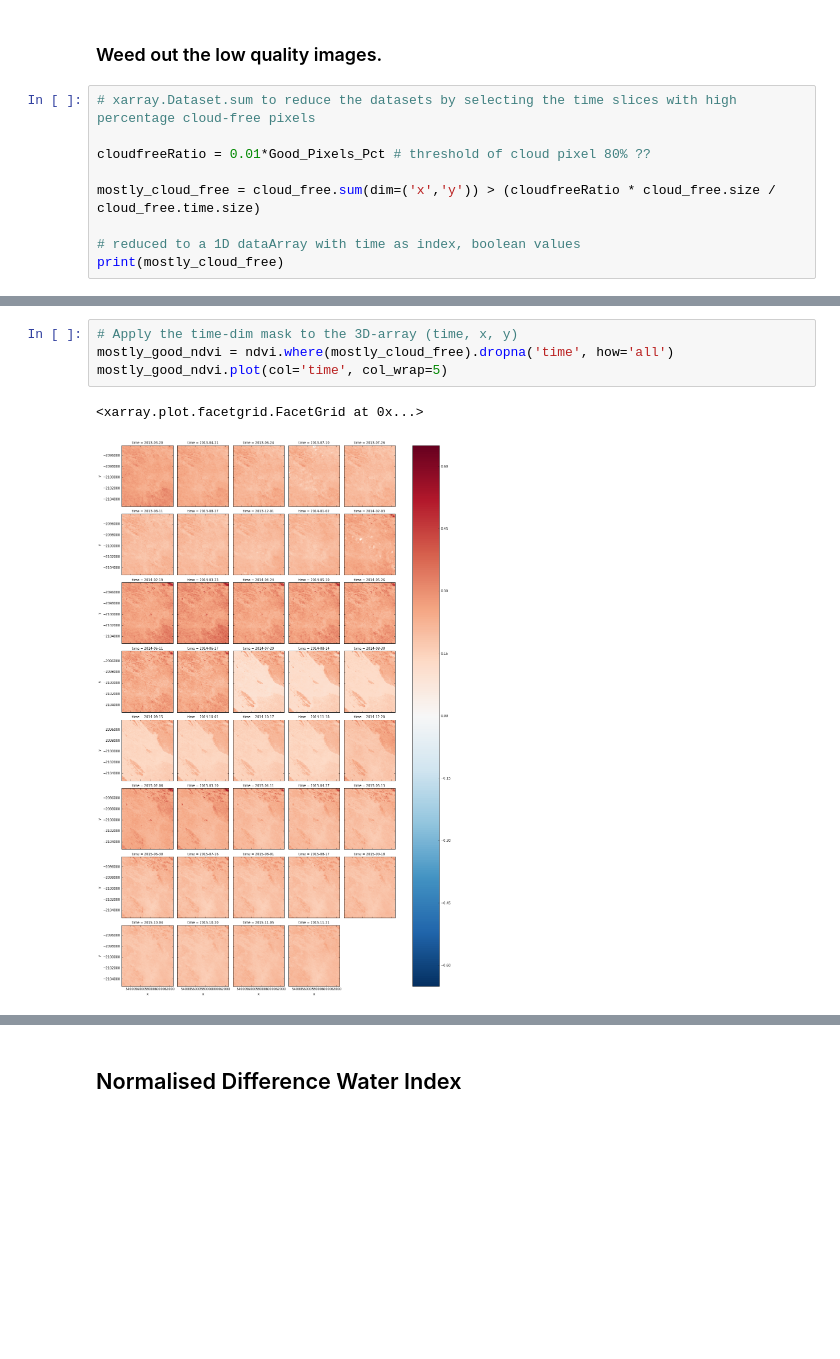
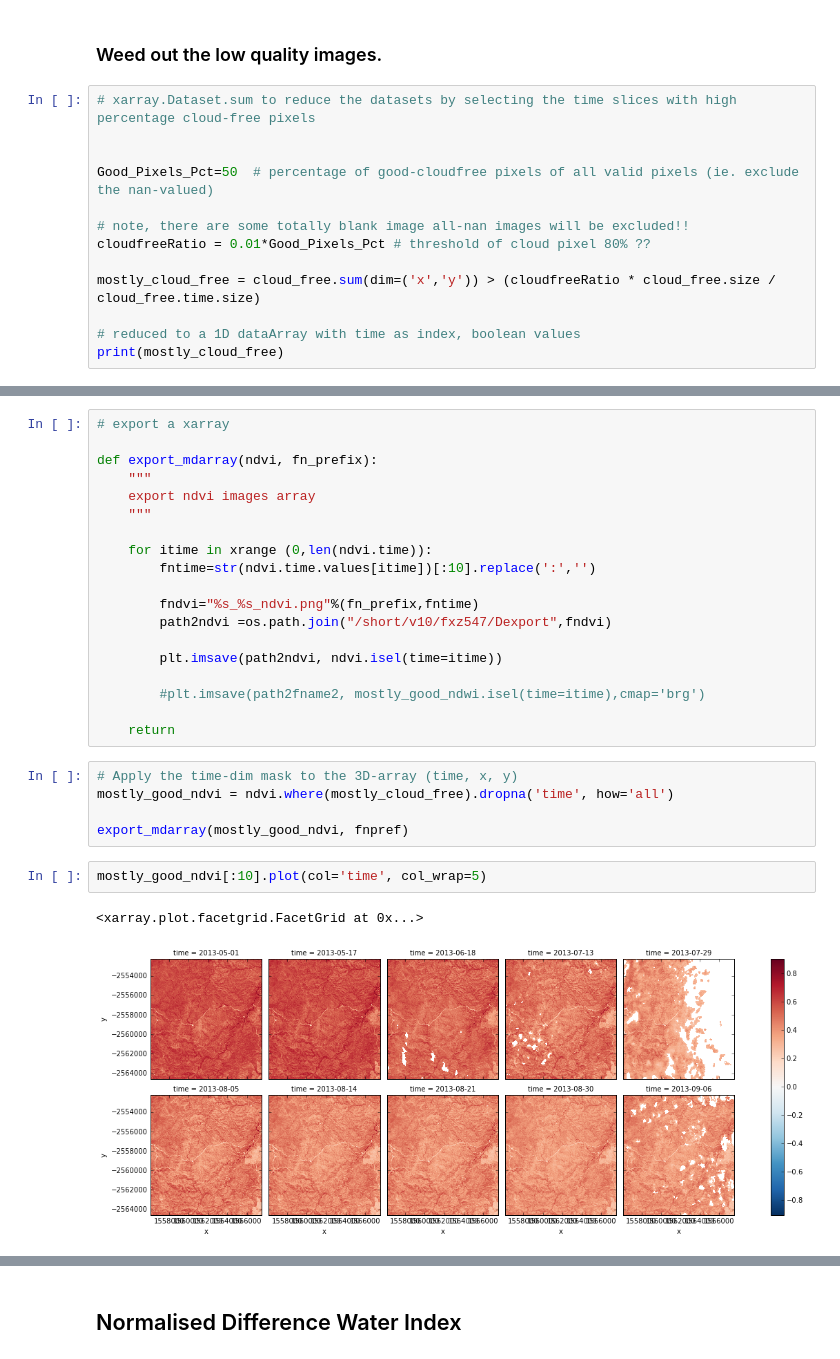
Before and after one commit to zhang01GA/geodanalytics, a Jupyter notebook: BareSoil/export_near_cloudfree_landsat_imagery_stack.ipynb, the cells around one changed output, grey strips where cells are left out. Cells and saved outputs as stored; diff of their text form; blank space fills up the shorter version.

```diff
--- a/BareSoil/export_near_cloudfree_landsat_imagery_stack.ipynb
+++ b/BareSoil/export_near_cloudfree_landsat_imagery_stack.ipynb
@@ -453,6 +541,10 @@ ndwi.shape
 # %%
 # xarray.Dataset.sum to reduce the datasets by selecting the time slices with high percentage cloud-free pixels
 
+
+Good_Pixels_Pct=50  # percentage of good-cloudfree pixels of all valid pixels (ie. exclude the nan-valued)
+
+# note, there are some totally blank image all-nan images will be excluded!!
 cloudfreeRatio = 0.01*Good_Pixels_Pct # threshold of cloud pixel 80% ??
 
 mostly_cloud_free = cloud_free.sum(dim=('x','y')) > (cloudfreeRatio * cloud_free.size / cloud_free.time.size)
@@ -541,8 +656,30 @@ make_rgb_images(bands, it)
+# %%
+# export a xarray
+
+def export_mdarray(ndvi, fn_prefix):
+    """
+    export ndvi images array
+    """
+
+    for itime in xrange (0,len(ndvi.time)):
+        fntime=str(ndvi.time.values[itime])[:10].replace(':','')
+
+        fndvi="%s_%s_ndvi.png"%(fn_prefix,fntime)
+        path2ndvi =os.path.join("/short/v10/fxz547/Dexport",fndvi)
+
+        plt.imsave(path2ndvi, ndvi.isel(time=itime))
+
+        #plt.imsave(path2fname2, mostly_good_ndwi.isel(time=itime),cmap='brg')
+
+    return
 # %%
 # Apply the time-dim mask to the 3D-array (time, x, y)
 mostly_good_ndvi = ndvi.where(mostly_cloud_free).dropna('time', how='all')
-mostly_good_ndvi.plot(col='time', col_wrap=5)
+
+export_mdarray(mostly_good_ndvi, fnpref)
-# %% [output]
-<xarray.plot.facetgrid.FacetGrid at 0x...>
-[figure, removed]
+# %%
+mostly_good_ndvi[:10].plot(col='time', col_wrap=5)
+# %% [output]
+<xarray.plot.facetgrid.FacetGrid at 0x...>
+[figure, added]
 # %%
```
Also changed, not shown: parts of 40 cells of this notebook, 6 other files.
